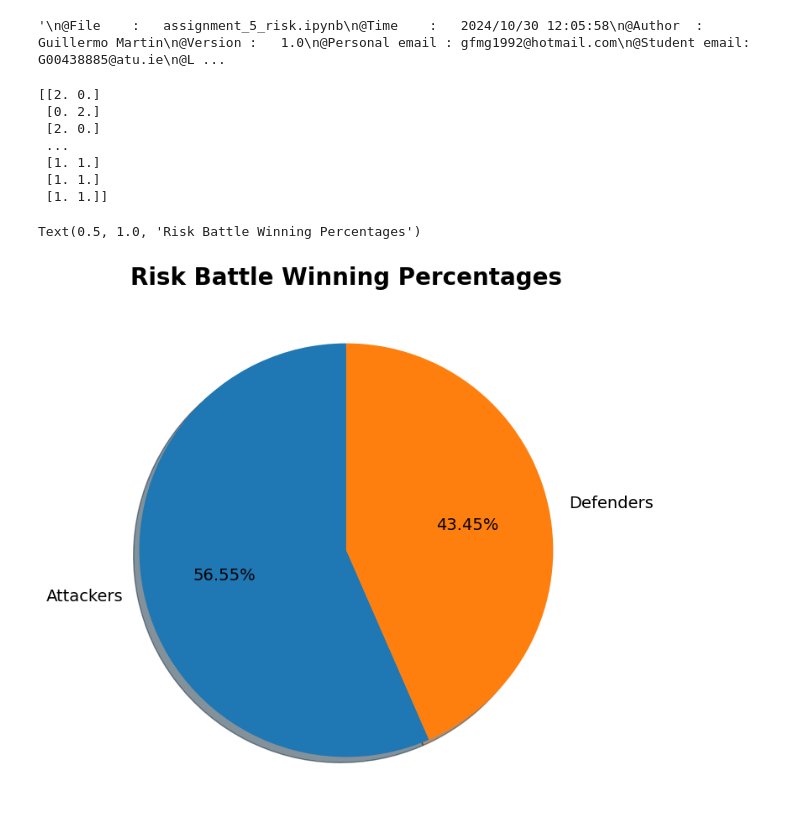
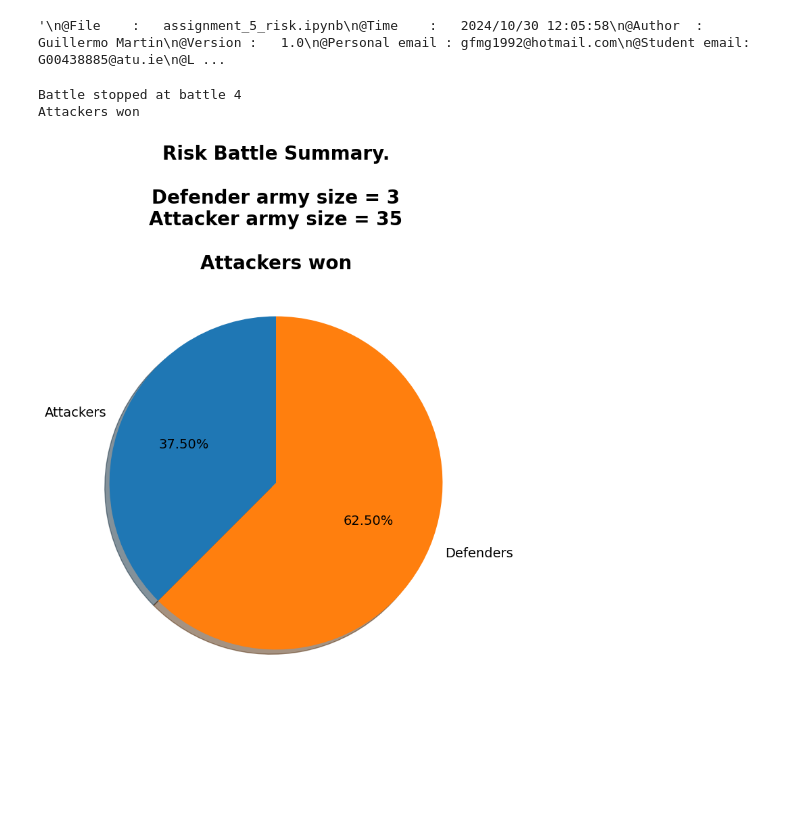
Before and after one commit to gfmg/PFDA, a Jupyter notebook: assignment/assignment_5_risk.ipynb, the cells around one changed output. Drawn from its saved outputs; the diff is of its cells as text; code cells hidden in the pictures; blank space fills up the shorter version.

Commit message:
Updating Risk game with army limits

```diff
--- a/assignment/assignment_5_risk.ipynb
+++ b/assignment/assignment_5_risk.ipynb
@@ -24,44 +24,55 @@ battles = range(0,1000)
 
 #To store results
 resf= np.zeros((len(battles),2))
+# %%
+attackers_army = rd.randint(1, 100)
+A_initial_army = attackers_army
+A_message = "Attackers won"
+# %%
+defenders_army = rd.randint(1, 100)
+D_initial_army = defenders_army
+D_message = "Defenders won"
 # %%
-# Defining army sizes randomly. We strictly set a maximum of 100 troops per army:
-#a_army= rd.sample(range(1,100), 1)
-#d_army= rd.sample(range(1,100), 1)
+#a_army = rd.randint(1, 100)
+#d_army = rd.randint(1, 100)
 
-#while a_army or d_army > 0:
 for b in battles:
+    if attackers_army <= 0 or defenders_army <= 0:
+        print(f"Battle stopped at battle {b}")
+        if attackers_army <= 0:
+            print(D_message)
+        else:
+            print(A_message)
+        break
+
     # Random numbers...Sorted from high to low
-    attackers = sorted(rd.sample(range(1,6), 3),reverse=True)
-    defenders = sorted(rd.sample(range(1,6), 2),reverse=True)
+    attackers = sorted(rd.sample(range(1, 6), 3), reverse=True)
+    defenders = sorted(rd.sample(range(1, 6), 2), reverse=True)
 
-    #One battle (dice comparison) per row
-    res=np.array([[0,0],
-                  [0,0]])
+    # One battle (dice comparison) per row
+    res = np.array([[0, 0],
+                    [0, 0]])
 
     # Attackers victories first column defender second column
     if attackers[0] > defenders[0]:
-        res[0,0] = 1
+        res[0, 0] = 1
+        defenders_army -= 1
     else:
-        res[0,1] = 1
+        res[0, 1] = 1
+        attackers_army -= 1
 
     if attackers[1] > defenders[1]:
-        res[1,0] = 1
+        res[1, 0] = 1
+        defenders_army -= 1
     else:
-        res[1,1] = 1
+        res[1, 1] = 1
+        attackers_army -= 1
 
     # Aggregate results
-    resf[b,]=sum(res)
-
-print(resf)
+    resf[b, ] = sum(res)
 # %% [output]
-[[2. 0.]
- [0. 2.]
- [2. 0.]
- ...
- [1. 1.]
- [1. 1.]
- [1. 1.]]
+Battle stopped at battle 4
+Attackers won
 # %%
 # Into pd dataframe for plotting
 df=pd.DataFrame({"Results":sum(resf),
@@ -69,9 +80,14 @@ df=pd.DataFrame({"Results":sum(resf),
 # %%
 # Making a piechart
 fig, ax = plt.subplots(figsize=(8,8))
 
+Result_message = (
+  D_message if attackers_army <= 0 else A_message
+)
+
 ax.pie(df['Results'],labels=df['Players'], autopct='%1.2f%%', startangle=90,shadow=True,textprops={'fontsize': 14})
-plt.title("Risk Battle Winning Percentages", fontweight="bold",fontdict={'fontsize': 20})
+plt.title(f"Risk Battle Summary.\n\nDefender army size = {D_initial_army}\nAttacker army size = {A_initial_army}\n\n{Result_message}",
+          fontweight="bold", fontdict={'fontsize': 20})
+plt.show()
 # %% [output]
-Text(0.5, 1.0, 'Risk Battle Winning Percentages')
-[figure, old version]
+[figure, new version]
```
